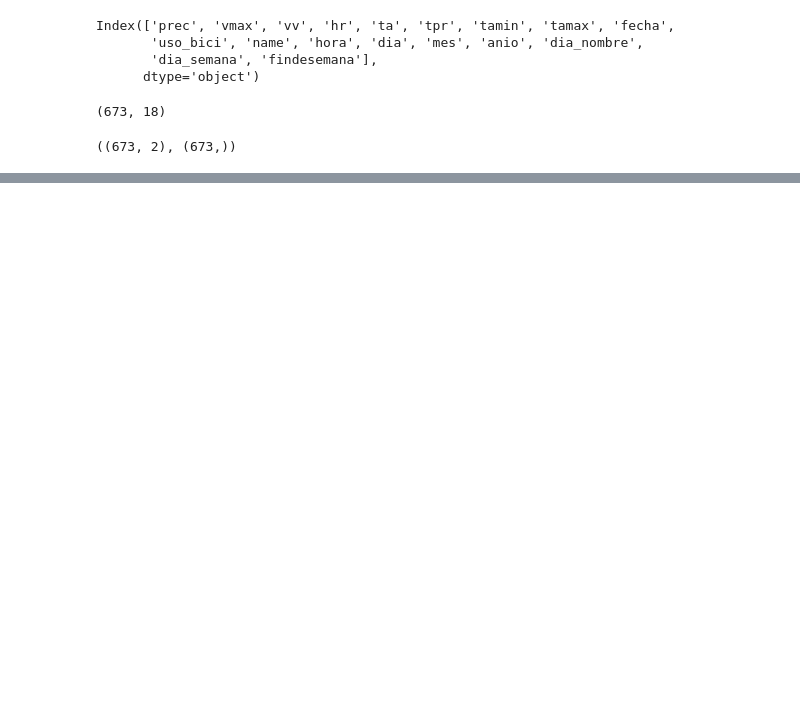
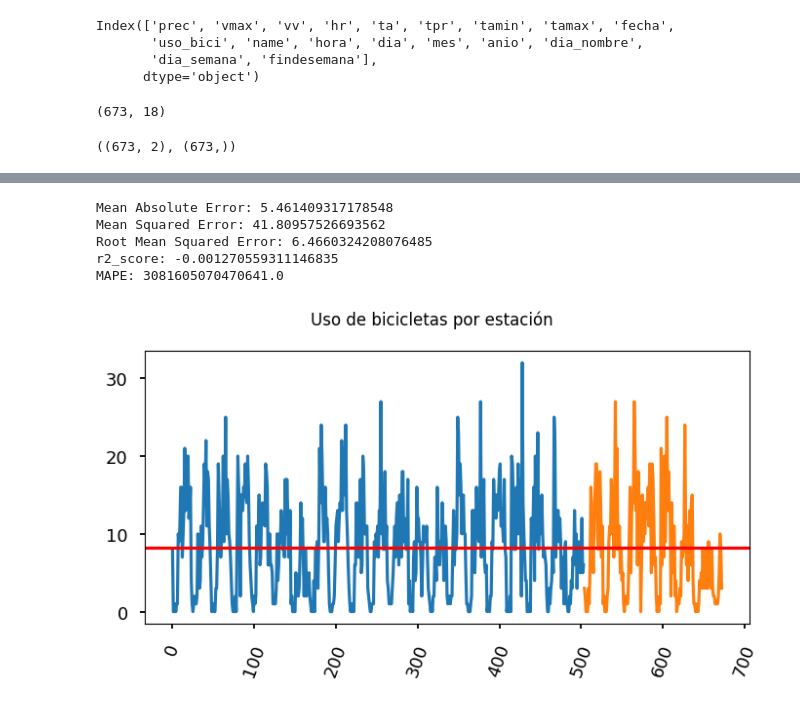
Before and after one commit to LordLiberte/Portfolio, a Jupyter notebook: Practica2/notebooks/7_supervisado.ipynb, the cells around one changed output, grey strips where cells are left out. Drawn from its saved outputs; the diff is of its cells as text; code cells hidden in the pictures; blank space fills up the shorter version.

```diff
--- a/Practica2/notebooks/7_supervisado.ipynb
+++ b/Practica2/notebooks/7_supervisado.ipynb
@@ -112,0 +151,19 @@ X_train, X_test, y_train, y_test = res_split
+# %%
+metricas_evaluacion(y_test, y_pred)
+# %% [output]
+Mean Absolute Error: 5.461409317178548
+Mean Squared Error: 41.80957526693562
+Root Mean Squared Error: 6.4660324208076485
+r2_score: -0.001270559311146835
+MAPE: 3081605070470641.0
+# %%
+fig, ax = plt.subplots(1, 1, figsize=(7, 4))
+ax.plot(X_train.index, y_train)
+ax.plot(X_test.index, y_test)
+# Añadimos la media de la serie de entrenamiento
+ax.axhline(y_train.mean(), color='r')
+fig.suptitle("Uso de bicicletas por estación")
+plt.xticks(rotation=70)
+plt.show()
+# %% [output]
+[figure, added]
```
Also changed, not shown: parts of 6 cells of this notebook, 1 other file.
